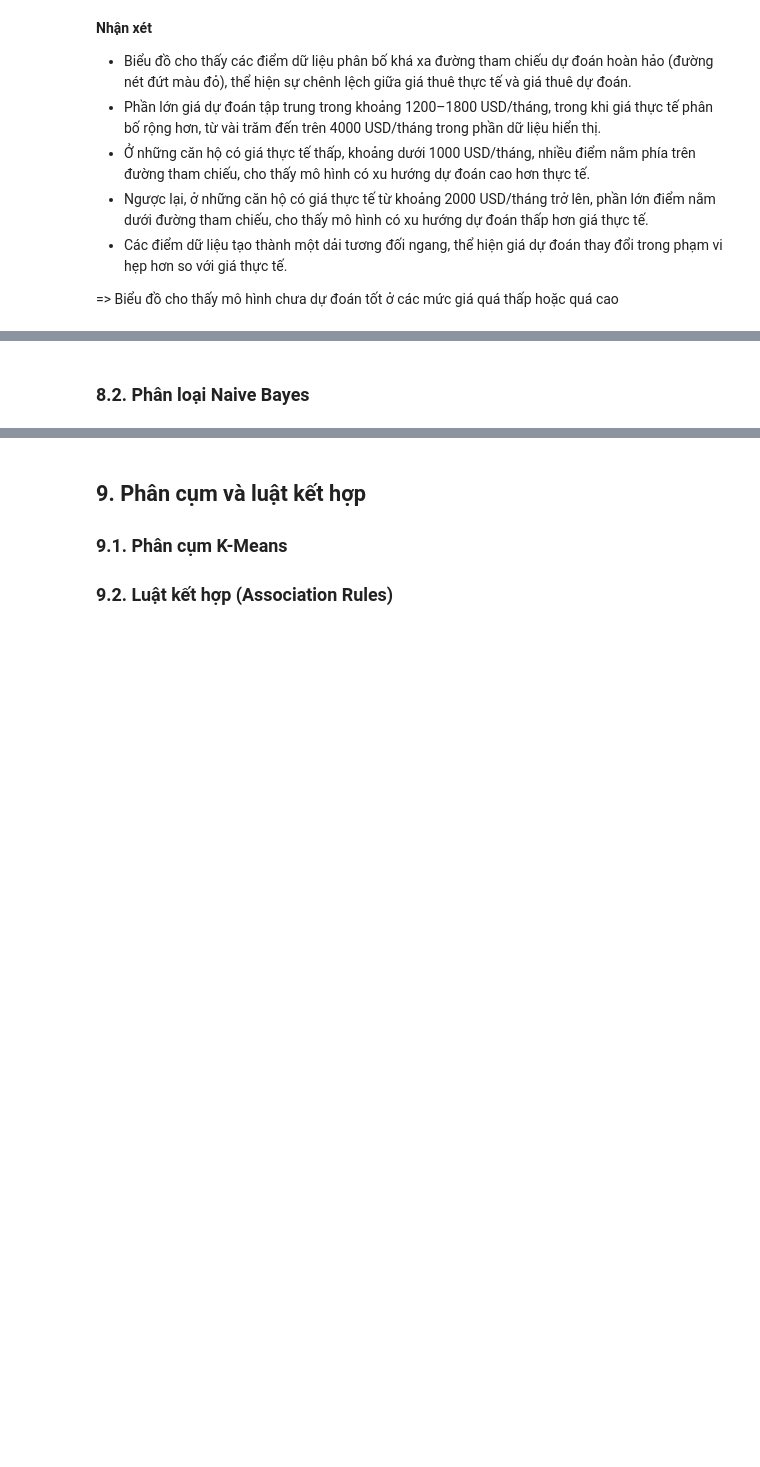
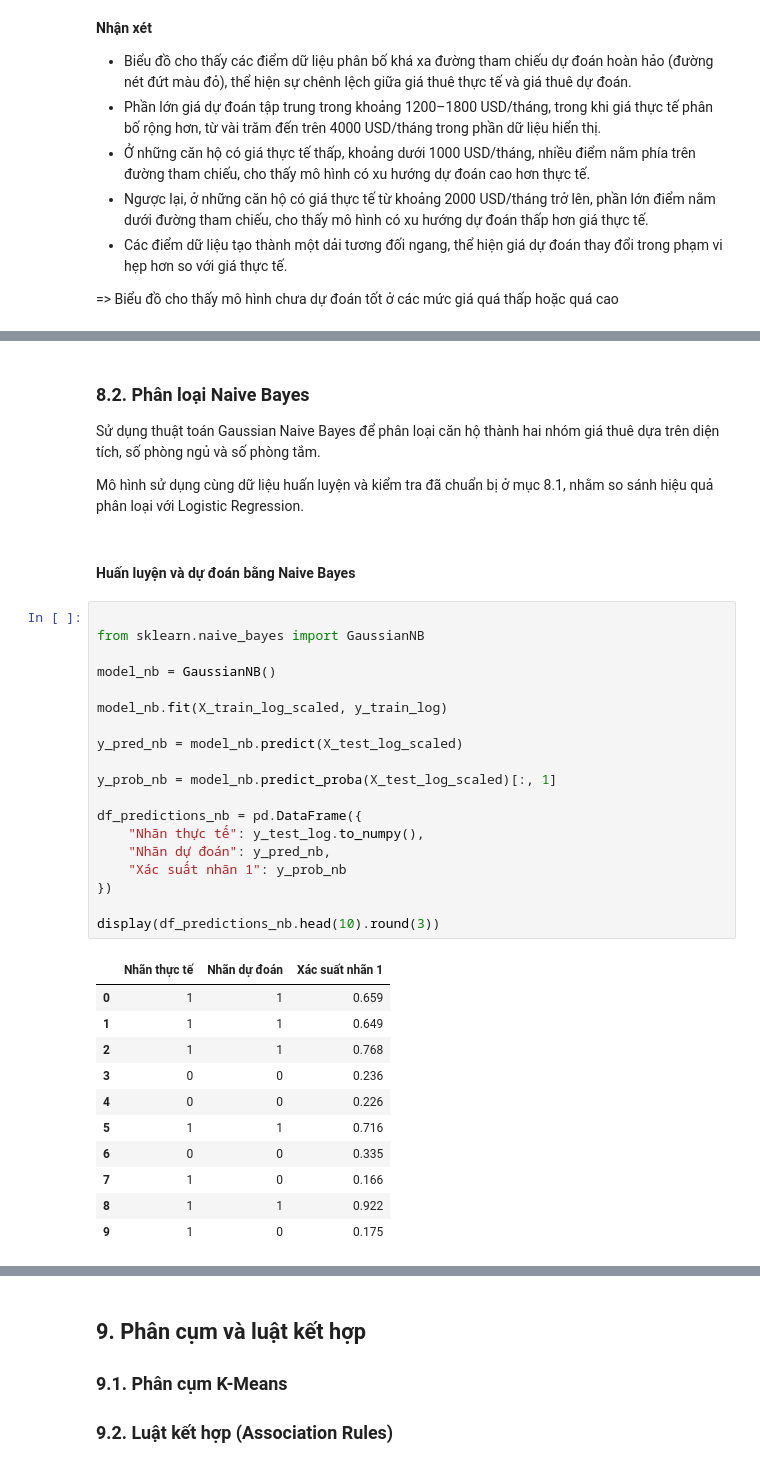
Before and after one commit to 1amBlake/apartment-rental-analysis-iuh, a Jupyter notebook: notebooks/apartment_retal_analysis.ipynb, the cells around one changed output, grey strips where cells are left out. Cells and saved outputs as stored; diff of their text form; blank space fills up the shorter version.

```diff
--- a/notebooks/apartment_retal_analysis.ipynb
+++ b/notebooks/apartment_retal_analysis.ipynb
@@ -1694,2 +1882,38 @@ plt.show()
 # %% [markdown]
 ### 8.2. Phân loại Naive Bayes
+Sử dụng thuật toán Gaussian Naive Bayes để phân loại căn hộ thành hai nhóm giá thuê dựa trên diện tích, số phòng ngủ và số phòng tắm.
+
+Mô hình sử dụng cùng dữ liệu huấn luyện và kiểm tra đã chuẩn bị ở mục 8.1, nhằm so sánh hiệu quả phân loại với Logistic Regression.
+# %% [markdown]
+#### Huấn luyện và dự đoán bằng Naive Bayes
+# %%
+
+from sklearn.naive_bayes import GaussianNB
+
+model_nb = GaussianNB()
+
+model_nb.fit(X_train_log_scaled, y_train_log)
+
+y_pred_nb = model_nb.predict(X_test_log_scaled)
+
+y_prob_nb = model_nb.predict_proba(X_test_log_scaled)[:, 1]
+
+df_predictions_nb = pd.DataFrame({
+    "Nhãn thực tế": y_test_log.to_numpy(),
+    "Nhãn dự đoán": y_pred_nb,
+    "Xác suất nhãn 1": y_prob_nb
+})
+
+display(df_predictions_nb.head(10).round(3))
+# %% [output]
+|  | Nhãn thực tế | Nhãn dự đoán | Xác suất nhãn 1 |
+| 0 | 1 | 1 | 0.659 |
+| 1 | 1 | 1 | 0.649 |
+| 2 | 1 | 1 | 0.768 |
+| 3 | 0 | 0 | 0.236 |
+| 4 | 0 | 0 | 0.226 |
+| 5 | 1 | 1 | 0.716 |
+| 6 | 0 | 0 | 0.335 |
+| 7 | 1 | 0 | 0.166 |
+| 8 | 1 | 1 | 0.922 |
+| 9 | 1 | 0 | 0.175 |
```
Also changed, not shown: parts of 14 cells of this notebook.
